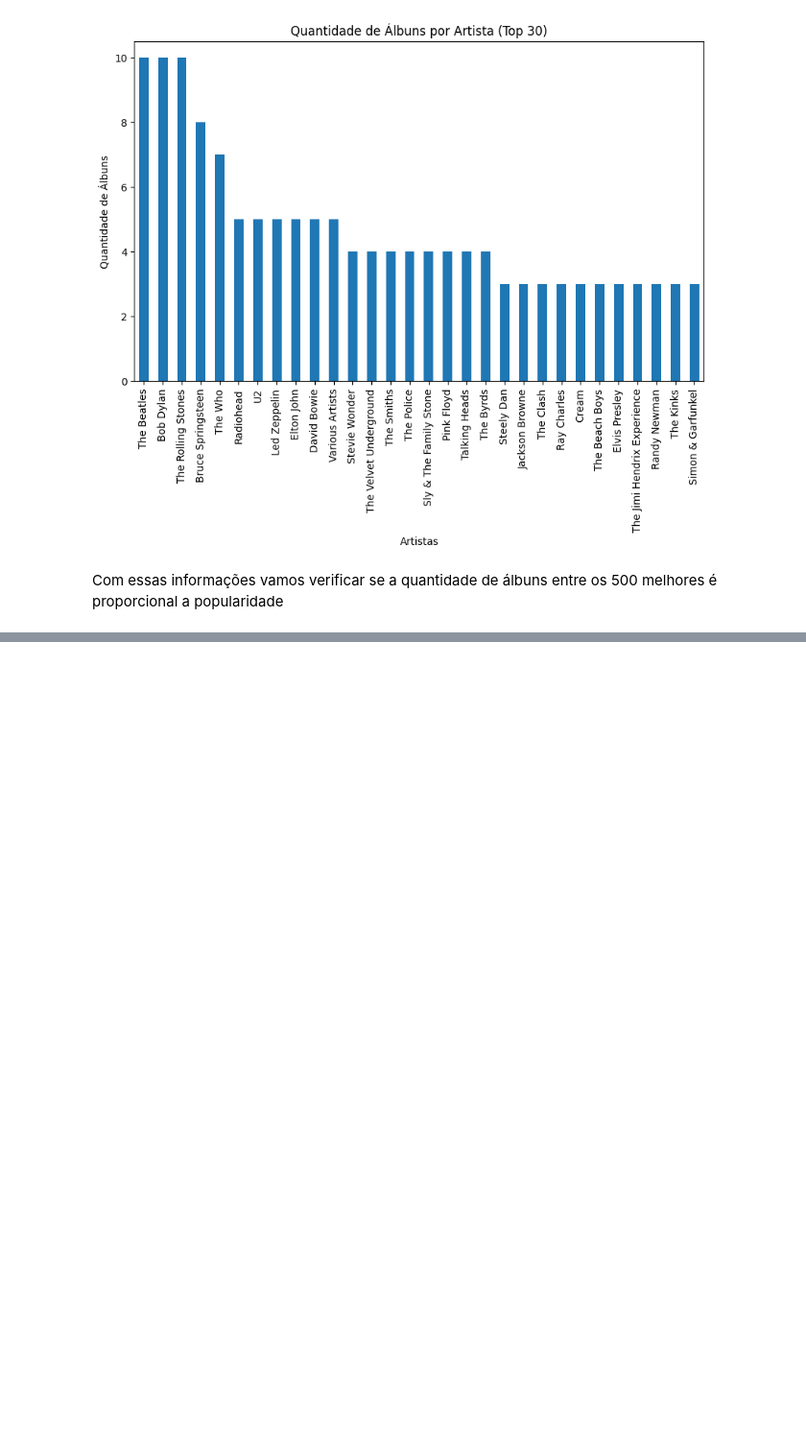
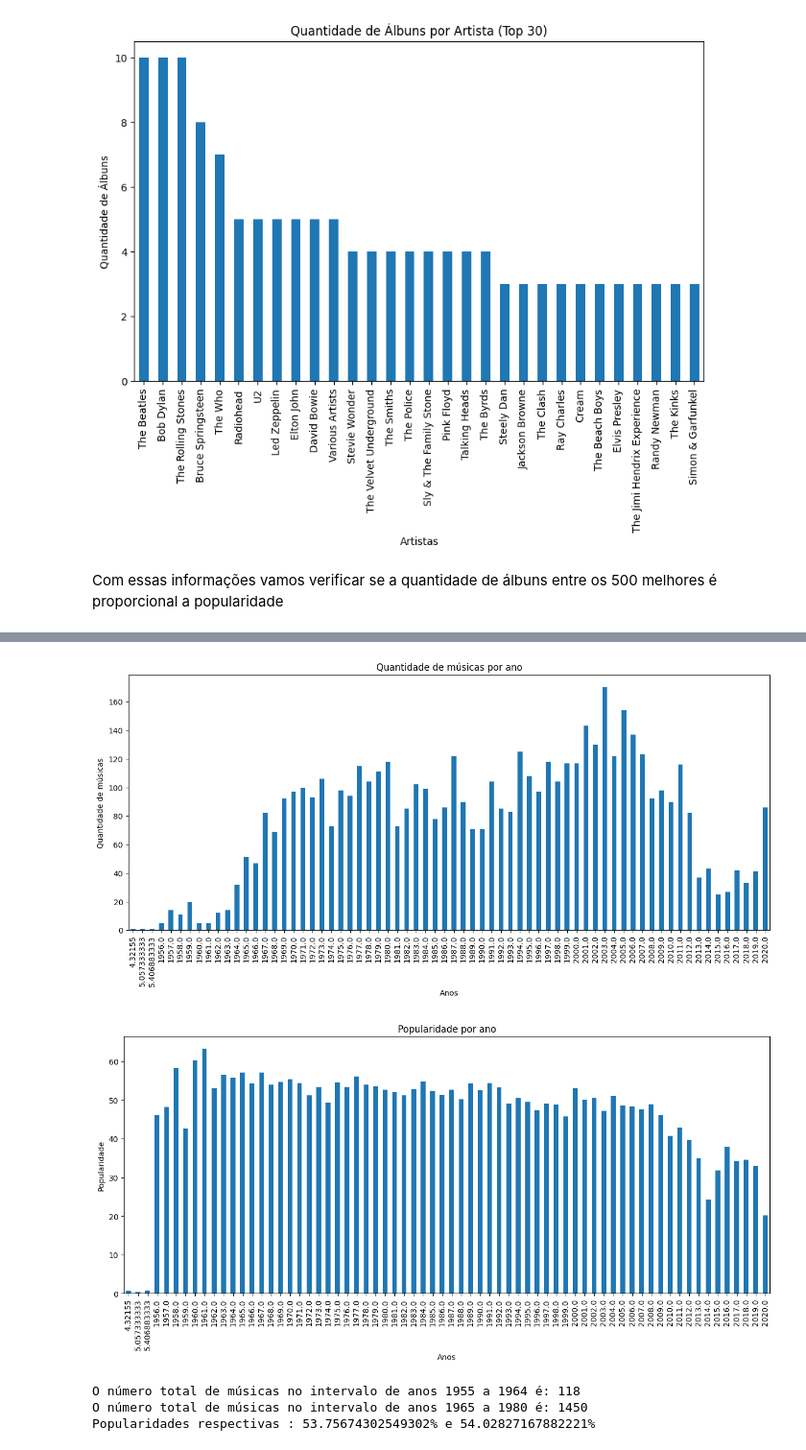
Before and after one commit to jonatahpfg/Projeto-ICD-UFPB, a Jupyter notebook: Projeto_ICD.ipynb, the cells around one changed output, grey strips where cells are left out. Shown at 96% size. Drawn from its saved outputs; the diff is of its cells as text; code cells hidden in the pictures; blank space fills up the shorter version.

```diff
--- a/Projeto_ICD.ipynb
+++ b/Projeto_ICD.ipynb
@@ -199,0 +203,46 @@ teste
+# %%
+df_filtro_tempo = df[(df['release_date'] >= 1965) & (df['release_date'] <= 1980)]
+df_popularidade_80_ano = df_filtro_tempo.groupby('release_date')['popularity'].mean()
+df_popularidade_80= df_popularidade_80_ano.mean()
+
+df_filtro_tempo_55 = df[(df['release_date'] >= 1955) & (df['release_date'] <= 1964)]
+df_popularidade_55_ano = df_filtro_tempo_55.groupby('release_date')['popularity'].mean()
+df_popularidade_55=df_popularidade_55_ano.mean()
+
+coluna_ano = df['release_date']
+contagem_por_ano = coluna_ano.value_counts().sort_index()
+
+coluna_popularidade = df.groupby('release_date')['popularity'].mean()
+
+
+contagem_por_ano.plot(kind='bar', figsize=(15, 6))
+plt.title('Quantidade de músicas por ano')
+plt.xlabel('Anos')
+plt.ylabel('Quantidade de músicas')
+plt.show()
+
+coluna_popularidade.plot(kind='bar', figsize=(15, 6))
+plt.title('Popularidade por ano')
+plt.xlabel('Anos')
+plt.ylabel('Popularidade')
+plt.show()
+
+
+musicas_55 = df[(df['release_date'] >= 1955) & (df['release_date'] <= 1964)]
+
+total_musicas_no_intervalo = musicas_55.shape[0]
+
+musicas_80 = df[(df['release_date'] >= 1965) & (df['release_date'] <= 1980)]
+
+total_musicas_no_intervalo_80= musicas_80.shape[0]
+# %% [output]
+[figure, added]
+[figure, added]
+# %%
+print(f'O número total de músicas no intervalo de anos 1955 a 1964 é: {total_musicas_no_intervalo}')
+print(f'O número total de músicas no intervalo de anos 1965 a 1980 é: {total_musicas_no_intervalo_80}')
+print(f"Popularidades respectivas : {df_popularidade_55}% e {df_popularidade_80}%")
+# %% [output]
+O número total de músicas no intervalo de anos 1955 a 1964 é: 118
+O número total de músicas no intervalo de anos 1965 a 1980 é: 1450
+Popularidades respectivas : 53.75674302549302% e 54.02827167882221%
```
Also changed, not shown: parts of 11 cells of this notebook.
